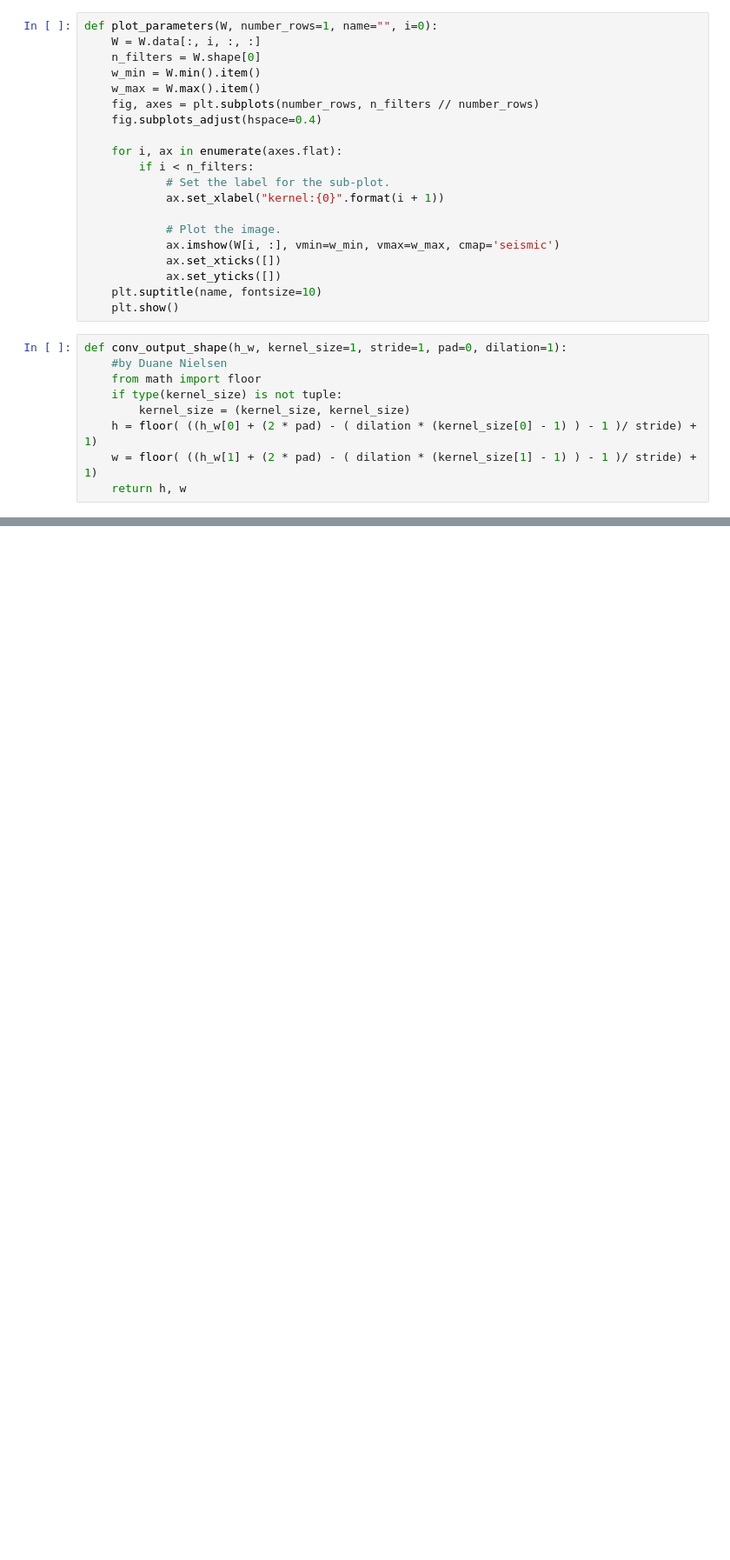
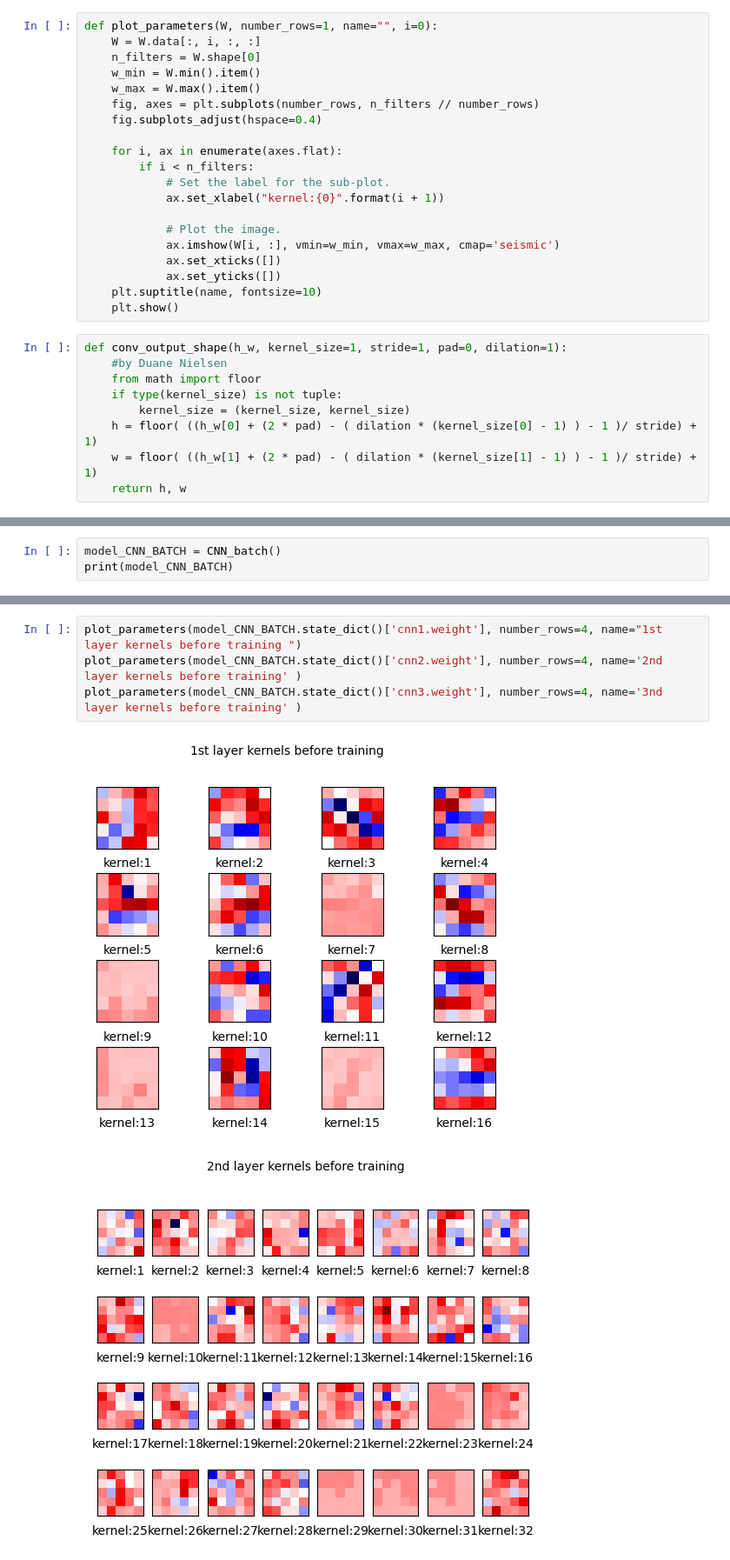
Before and after one commit to File500/DOS_CNN, a Jupyter notebook: CNN_Pytorch/CNN_DOS_project.ipynb, the cells around one changed output, grey strips where cells are left out. Shown at 87% size. Cells and saved outputs as stored; diff of their text form; blank space fills up the shorter version.

```diff
--- a/CNN_Pytorch/CNN_DOS_project.ipynb
+++ b/CNN_Pytorch/CNN_DOS_project.ipynb
@@ -161,0 +203,3 @@ class CNN_batch(nn.Module):
+# %%
+model_CNN_BATCH = CNN_batch()
+print(model_CNN_BATCH)
@@ -161,0 +220,7 @@ class CNN_batch(nn.Module):
+# %%
+plot_parameters(model_CNN_BATCH.state_dict()['cnn1.weight'], number_rows=4, name="1st layer kernels before training ")
+plot_parameters(model_CNN_BATCH.state_dict()['cnn2.weight'], number_rows=4, name='2nd layer kernels before training' )
+plot_parameters(model_CNN_BATCH.state_dict()['cnn3.weight'], number_rows=4, name='3nd layer kernels before training' )
+# %% [output]
+[figure, added]
+[figure, added]
```
Also changed, not shown: parts of 11 cells of this notebook, 1 other file.
